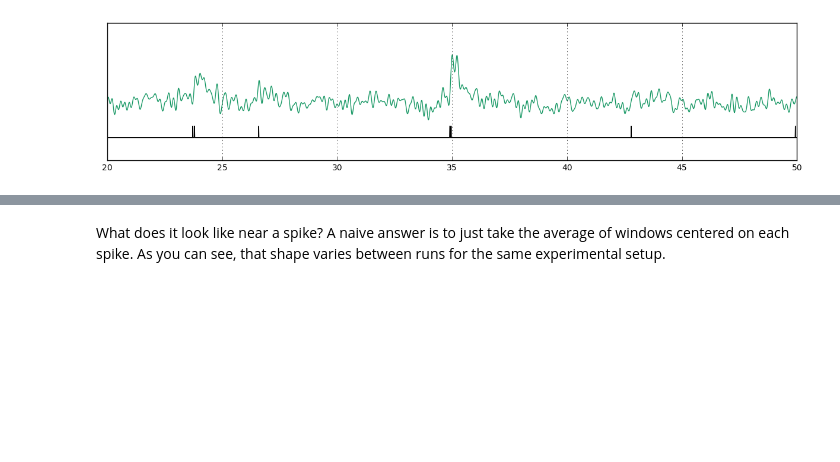
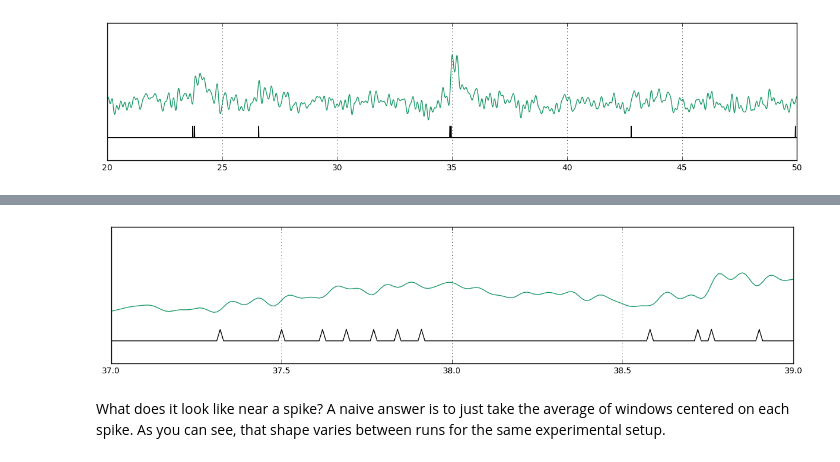
Before and after one commit to batson/spikefinder, a Jupyter notebook: SpikeAnalysis.ipynb, the cells around one changed output, grey strips where cells are left out. Cells and saved outputs as stored; diff of their text form; code cells hidden in the pictures; blank space fills up the shorter version.

```diff
--- a/SpikeAnalysis.ipynb
+++ b/SpikeAnalysis.ipynb
@@ -98,3 +97,7 @@ plot_exp(6,2,[20,50])
+# %%
+plot_exp(10,2,[37,39])
+# %% [output]
+[figure, added]
 # %% [markdown]
 What does it look like near a spike? A naive answer is to just take the average of windows centered on each spike. As you can see, that shape varies between runs for the same experimental setup.
 # %%
```
Also changed, not shown: parts of 48 cells of this notebook.
